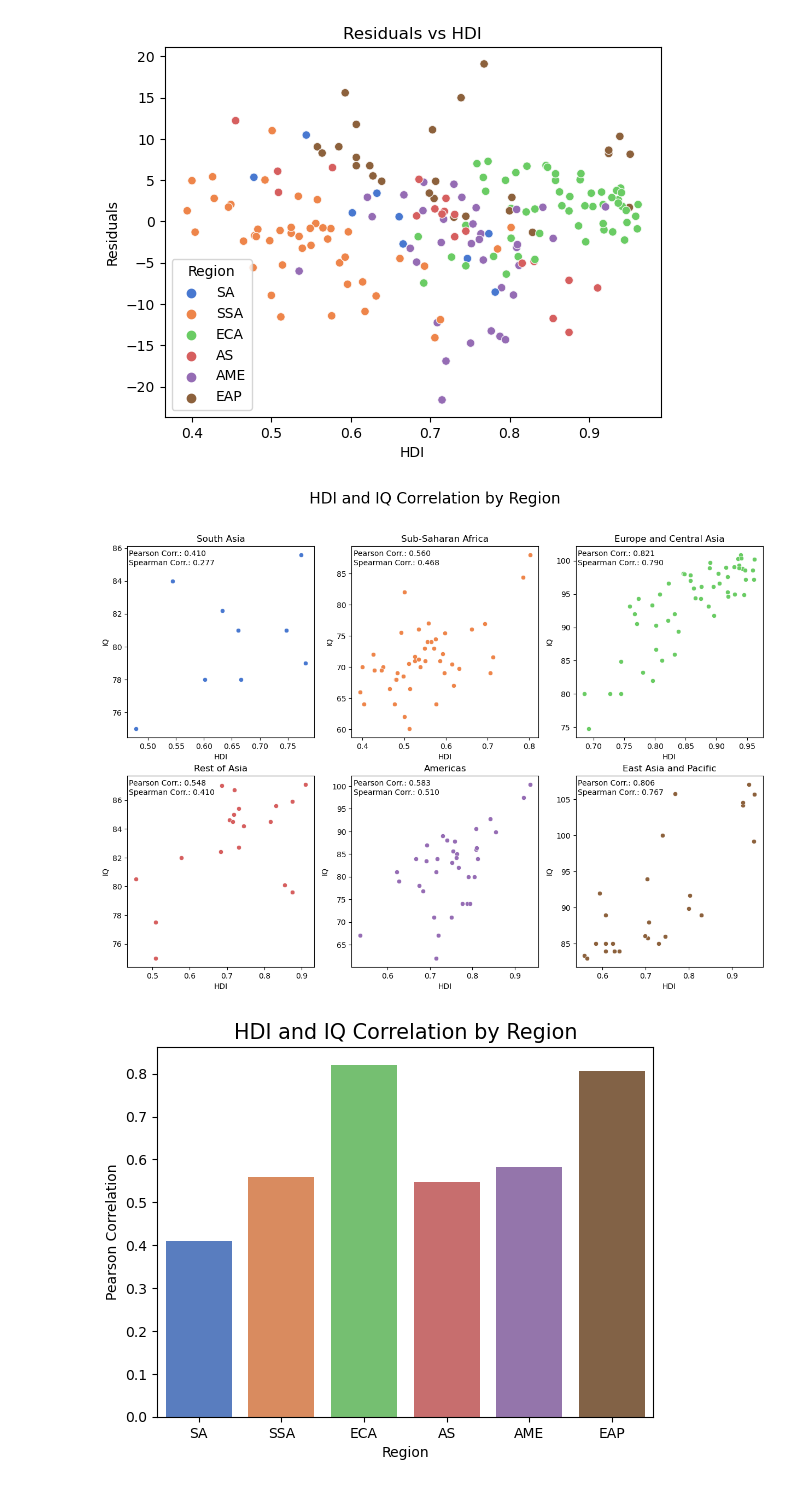
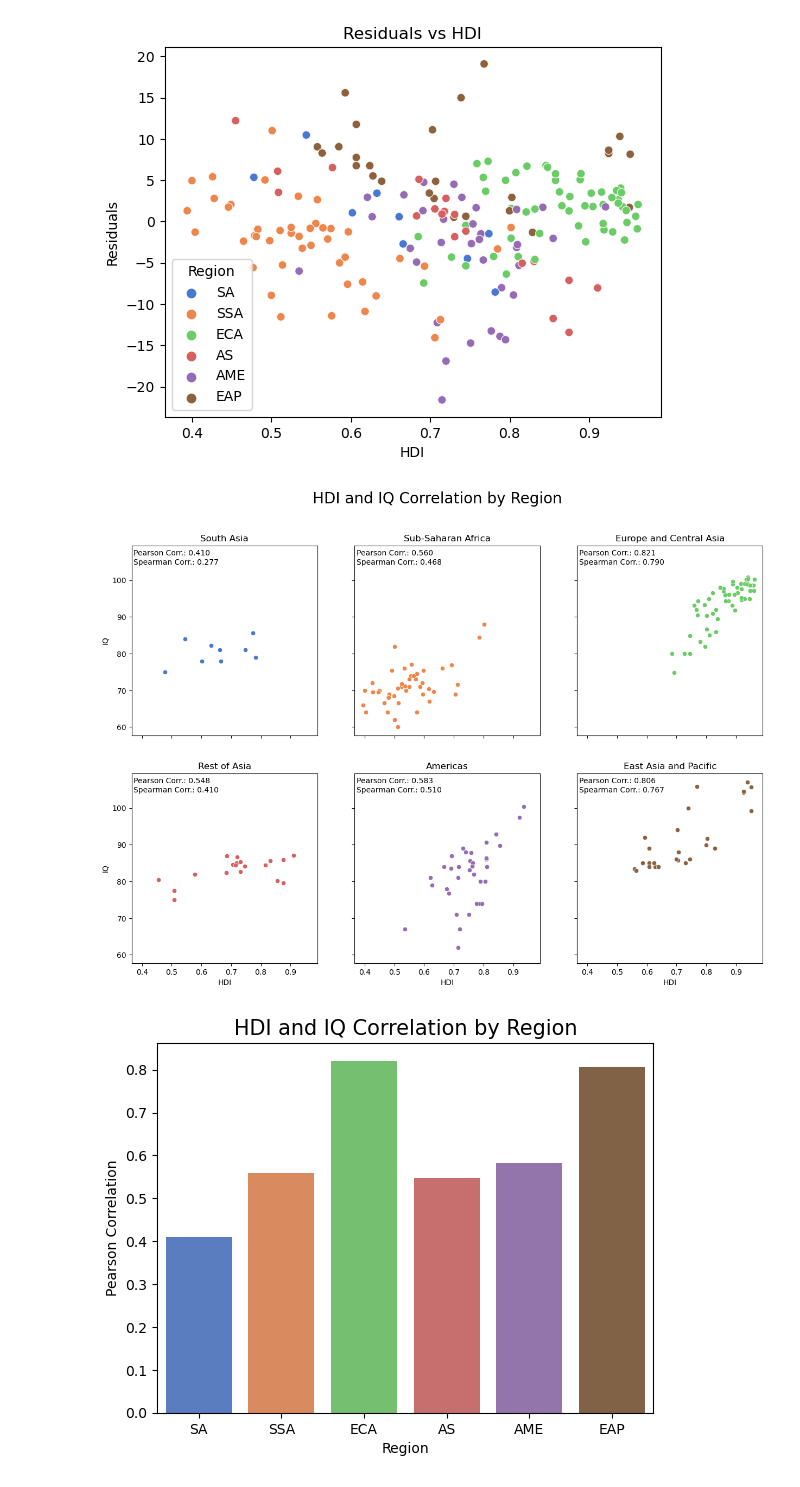
Before and after one commit to jakthehut/HDI-IQ-Analysis, a Jupyter notebook: hdi_iq_analysis_final.ipynb, the cells around one changed output. Saved outputs shown, nothing was run; the diff lists cells and outputs as text; code cells hidden in the pictures.

```diff
--- a/hdi_iq_analysis_final.ipynb
+++ b/hdi_iq_analysis_final.ipynb
@@ -968,32 +968,32 @@ plt.show()
 # %%
 # Creating a scatter plot for each region
 regions_full_name = {
     'SA': 'South Asia',
     'SSA': 'Sub-Saharan Africa',
     'ECA': 'Europe and Central Asia',
     'AS': 'Rest of Asia',
     'AME': 'Americas',
     'EAP': 'East Asia and Pacific'
 }
 
 regions = ['SA', 'SSA', 'ECA', 'AS', 'AME', 'EAP']
 
-fig, axes = plt.subplots(ncols=3, nrows=2, figsize=(15, 10))
+fig, axes = plt.subplots(ncols=3, nrows=2, figsize=(15, 10), sharex=True, sharey=True)
 
 for region in regions:
     ax = axes[regions.index(region) // 3, regions.index(region) % 3]
     sns.scatterplot(data=merged_df[merged_df['Region'] == region], x='HDI', y='IQ', ax=ax, color=color_dict[region])
     pearson_corr = merged_df[merged_df['Region'] == region]['HDI'].corr(merged_df[merged_df['Region'] == region]['IQ'], method='pearson')
     spearman_corr = merged_df[merged_df['Region'] == region]['HDI'].corr(merged_df[merged_df['Region'] == region]['IQ'], method='spearman')
     ax.text(0.01, 0.95, f"Pearson Corr.: {pearson_corr:.3f}", transform=ax.transAxes, fontsize=10, alpha=1)
     ax.text(0.01, 0.90, f"Spearman Corr.: {spearman_corr:.3f}", transform=ax.transAxes, fontsize=10, alpha=1)
     ax.set_title(f'{regions_full_name[region]}')
 
 
 plt.suptitle('HDI and IQ Correlation by Region', fontsize=20)
 plt.show()
 # %% [output]
-[figure, old version]
+[figure, new version]
 # %%
 # Checks linear relationship differences per region
 pearson_corr_list = []
```
Also changed, not shown: parts of 4 cells of this notebook.
